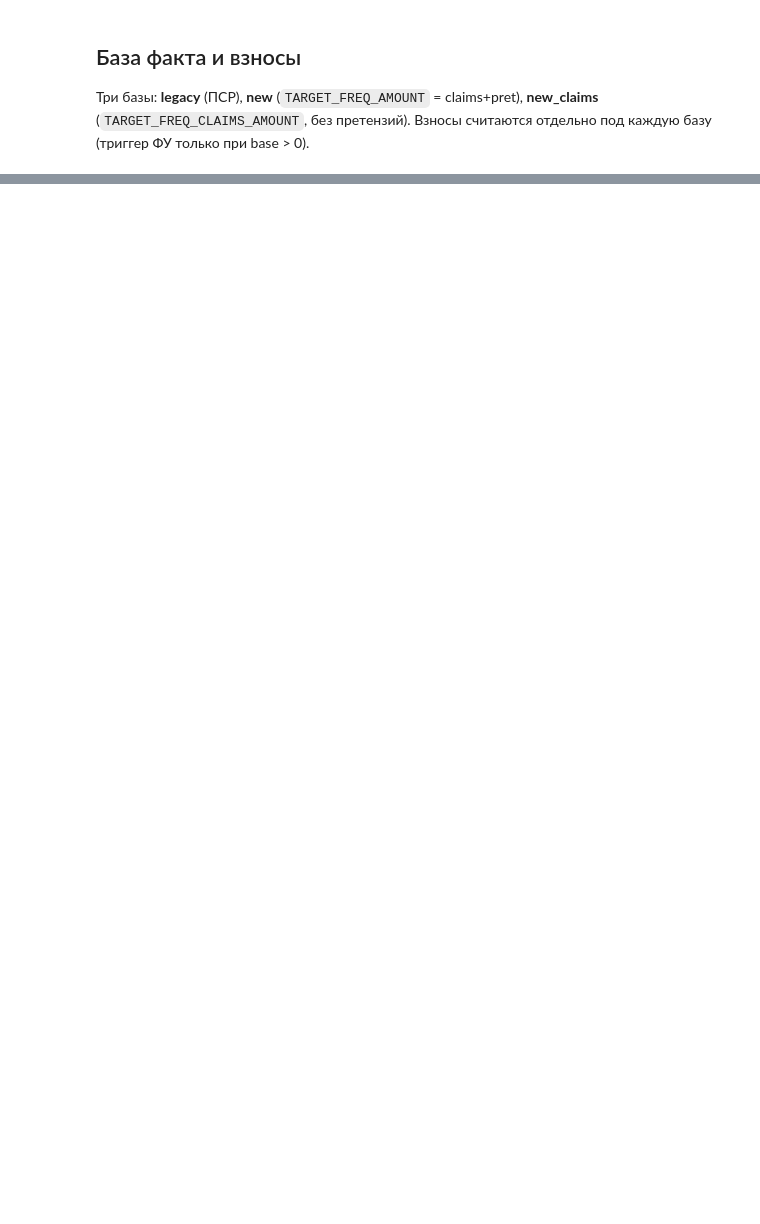
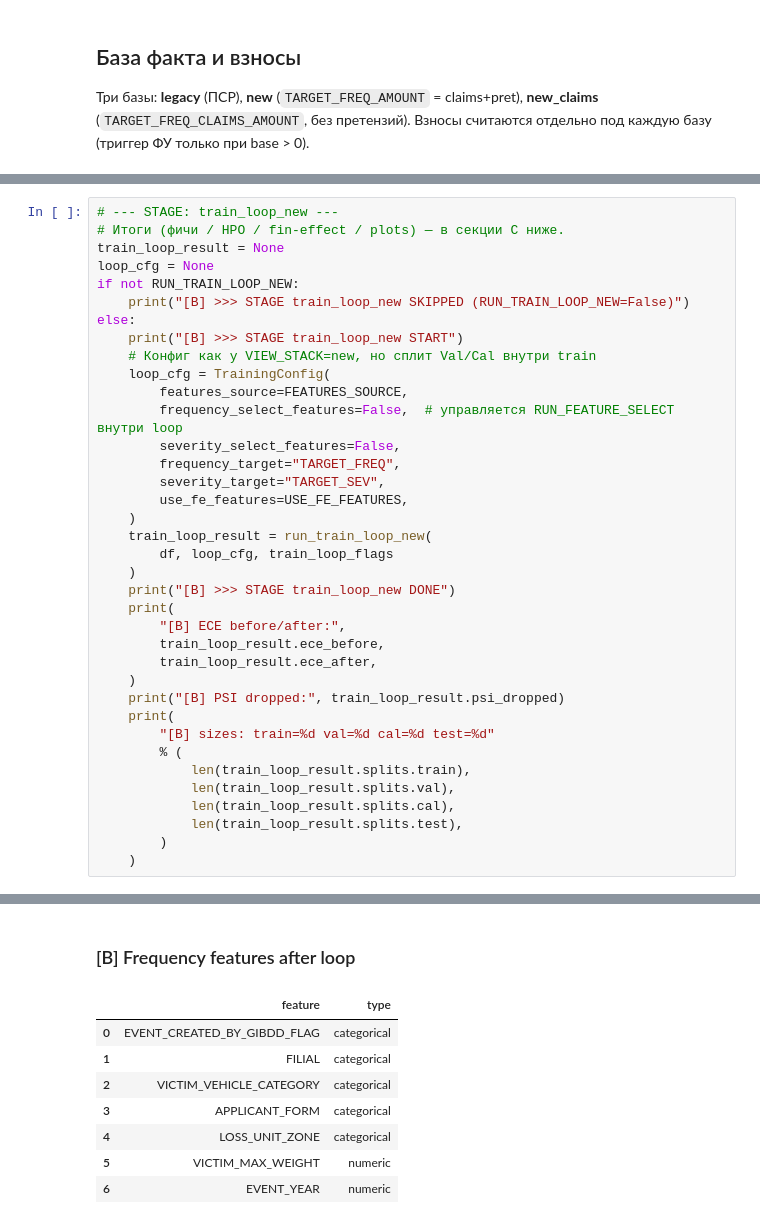
Before and after one commit to gatiatulin-chingiz/querulus, a Jupyter notebook: notebooks/collect.ipynb, the cells around one changed output, grey strips where cells are left out. Drawn from its saved outputs; the diff is of its cells as text; blank space fills up the shorter version.

```diff
--- a/notebooks/collect.ipynb
+++ b/notebooks/collect.ipynb
@@ -530,0 +951,38 @@ display(triple.fin_effect_summary)
+# %%
+# --- STAGE: train_loop_new ---
+# Итоги (фичи / HPO / fin-effect / plots) — в секции C ниже.
+train_loop_result = None
+loop_cfg = None
+if not RUN_TRAIN_LOOP_NEW:
+    print("[B] >>> STAGE train_loop_new SKIPPED (RUN_TRAIN_LOOP_NEW=False)")
+else:
+    print("[B] >>> STAGE train_loop_new START")
+    # Конфиг как у VIEW_STACK=new, но сплит Val/Cal внутри train
+    loop_cfg = TrainingConfig(
+        features_source=FEATURES_SOURCE,
+        frequency_select_features=False,  # управляется RUN_FEATURE_SELECT внутри loop
+        severity_select_features=False,
+        frequency_target="TARGET_FREQ",
+        severity_target="TARGET_SEV",
+        use_fe_features=USE_FE_FEATURES,
+    )
+    train_loop_result = run_train_loop_new(
+        df, loop_cfg, train_loop_flags
+    )
+    print("[B] >>> STAGE train_loop_new DONE")
+    print(
+        "[B] ECE before/after:",
+        train_loop_result.ece_before,
+        train_loop_result.ece_after,
+    )
+    print("[B] PSI dropped:", train_loop_result.psi_dropped)
+    print(
+        "[B] sizes: train=%d val=%d cal=%d test=%d"
+        % (
+            len(train_loop_result.splits.train),
+            len(train_loop_result.splits.val),
+            len(train_loop_result.splits.cal),
+            len(train_loop_result.splits.test),
+        )
+    )
+# %% [output]
@@ -530,0 +1006,9 @@ display(triple.fin_effect_summary)
+### [B] Frequency features after loop
+|  | feature | type |
+| 0 | EVENT_CREATED_BY_GIBDD_FLAG | categorical |
+| 1 | FILIAL | categorical |
+| 2 | VICTIM_VEHICLE_CATEGORY | categorical |
+| 3 | APPLICANT_FORM | categorical |
+| 4 | LOSS_UNIT_ZONE | categorical |
+| 5 | VICTIM_MAX_WEIGHT | numeric |
+| 6 | EVENT_YEAR | numeric |
```
Also changed, not shown: parts of 32 cells of this notebook, 16 other files.
